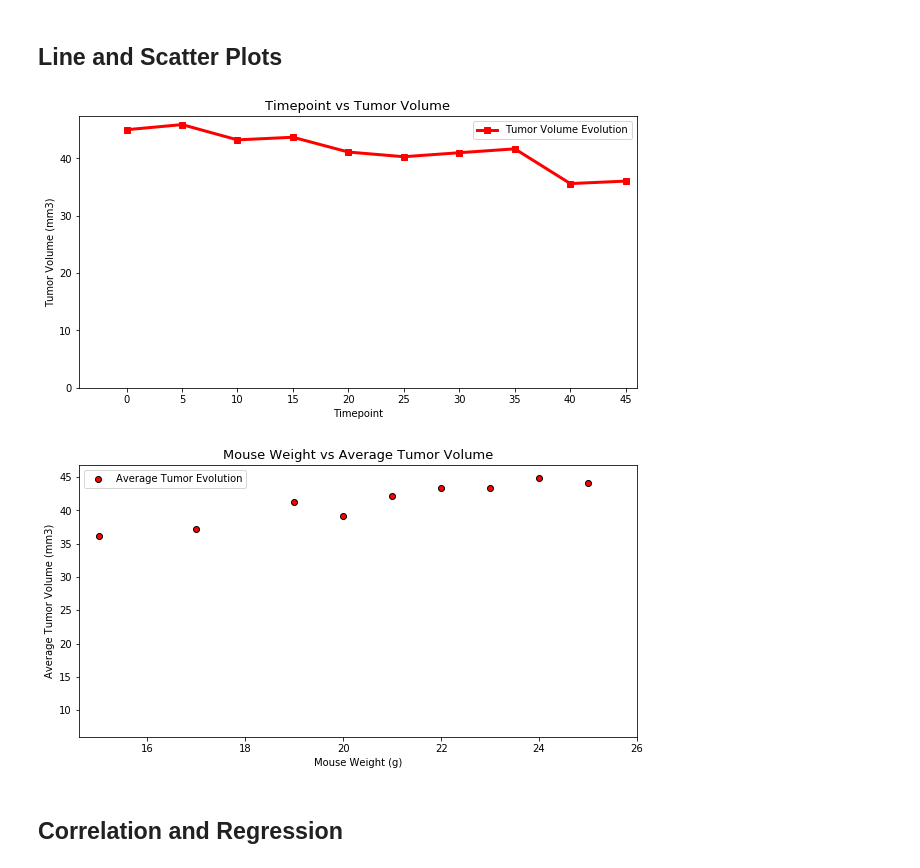
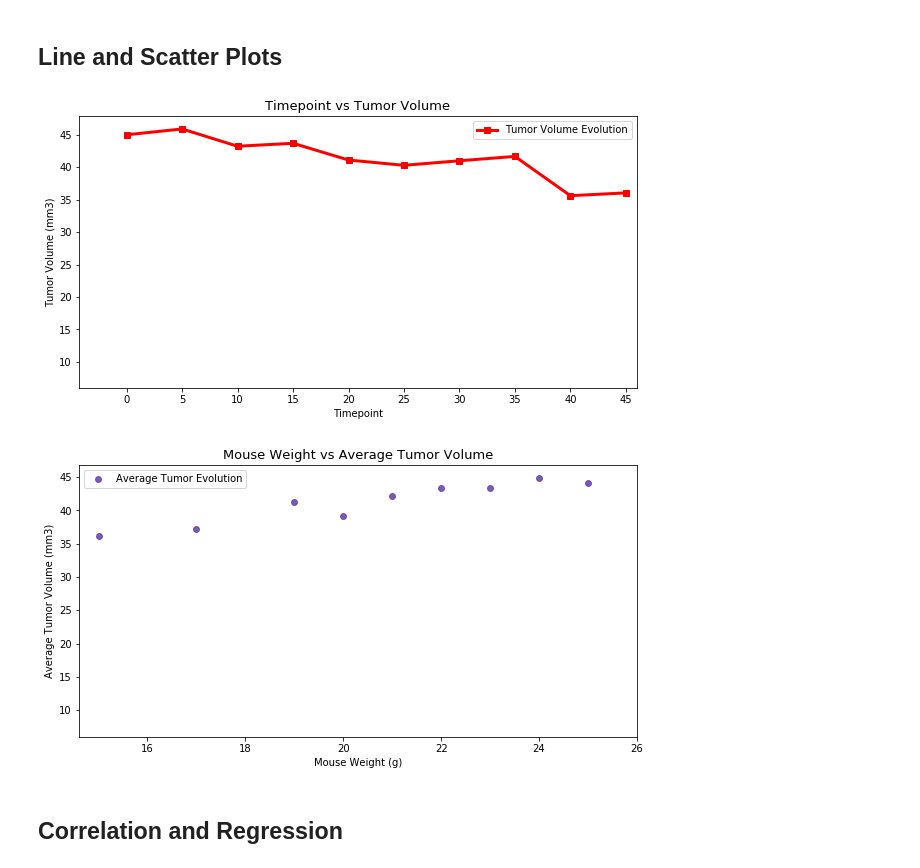
Before and after one commit to azpunit/Matplotlib-challenge, a Jupyter notebook: pymaceuticals.ipynb, the cells around one changed output. Saved outputs shown, nothing was run; the diff lists cells and outputs as text; code cells hidden in the pictures.

```diff
--- a/pymaceuticals.ipynb
+++ b/pymaceuticals.ipynb
@@ -418,26 +419,26 @@ plt.show()
 # %%
 # Generate a line plot of time point versus tumor volume for a mouse treated with Capomulin
 columns = ["Mouse ID", "Drug Regimen", "Sex", "Age_months", "Weight (g)", "Timepoint", "Tumor Volume (mm3)", "Metastatic Sites"]
 clean_w914_study = clean_mouse_study.loc[clean_mouse_study["Mouse ID"] == "w914", columns]
 timepoint_list = clean_w914_study["Timepoint"]
 tumor_volume_list = clean_w914_study["Tumor Volume (mm3)"]
 
 plt.figure(figsize=(10,5))
 plt.plot(timepoint_list, tumor_volume_list, marker="s", color="red", label="Tumor Volume Evolution", linewidth=3)
 
 plt.legend(loc="best")
 plt.xticks(timepoint_list, rotation="horizontal")
 
-plt.ylim(0, max(tumor_volume_list)+1.5)
+plt.ylim(6, max(tumor_volume_list)+2)
 plt.xlim(-4.3, max(timepoint_list)+1)
 
 plt.title("Timepoint vs Tumor Volume", fontsize=13)
 plt.xlabel("Timepoint")
 plt.ylabel("Tumor Volume (mm3)")
 
 plt.show()
 # %% [output]
-[figure, old version]
+[figure, new version]
 # %%
 # Generate a scatter plot of mouse weight versus average tumor volume for the Capomulin regimen
 columns = ["Mouse ID", "Drug Regimen", "Sex", "Age_months", "Weight (g)", "Timepoint", "Tumor Volume (mm3)", "Metastatic Sites"]
@@ -449,7 +450,7 @@ weight_values = tumor_volume_per_weight_df["Weight (g)"]
 average_tumor_volume_per_weight = tumor_volume_per_weight_df["Tumor Volume (mm3)"]
 
 plt.figure(figsize=(10,5))
-plt.scatter(weight_values, average_tumor_volume_per_weight, marker="o", facecolors="red", edgecolors="black", label="Average Tumor Evolution")
+plt.scatter(weight_values, average_tumor_volume_per_weight, marker="o", facecolors="darkblue", edgecolors="purple", alpha=0.6, label="Average Tumor Evolution")
 
 plt.legend(loc="best")
 plt.ylim(6, max(average_tumor_volume_per_weight)+2)
@@ -461,7 +462,7 @@ plt.ylabel("Average Tumor Volume (mm3)")
 
 plt.show()
 # %% [output]
-[figure, old version]
+[figure, new version]
 # %% [markdown]
 ## Correlation and Regression
 # %%
```
Also changed, not shown: parts of 3 cells of this notebook, 4 other files.
